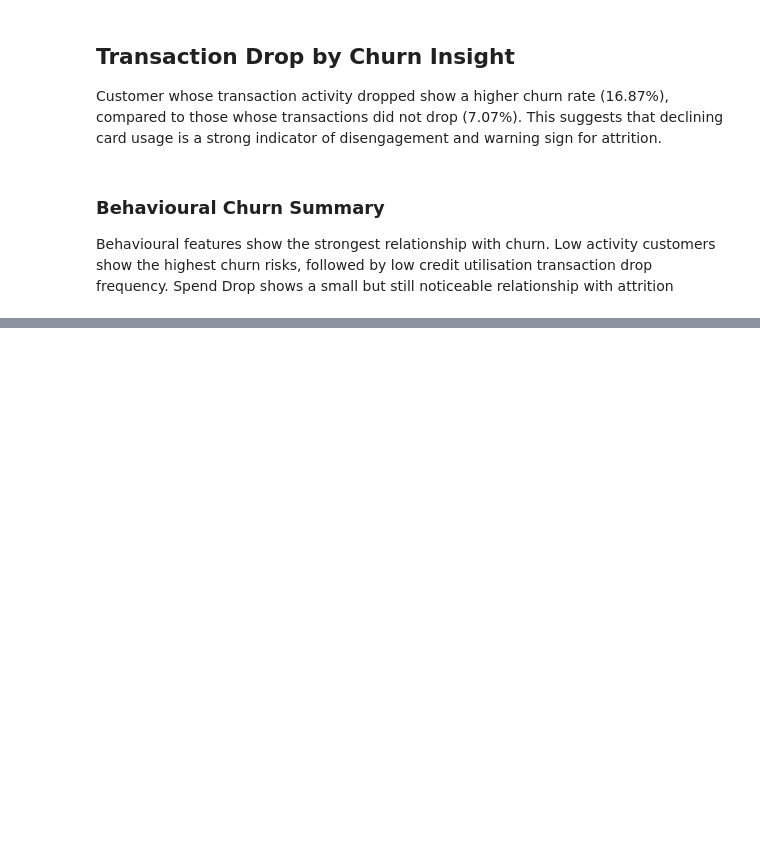
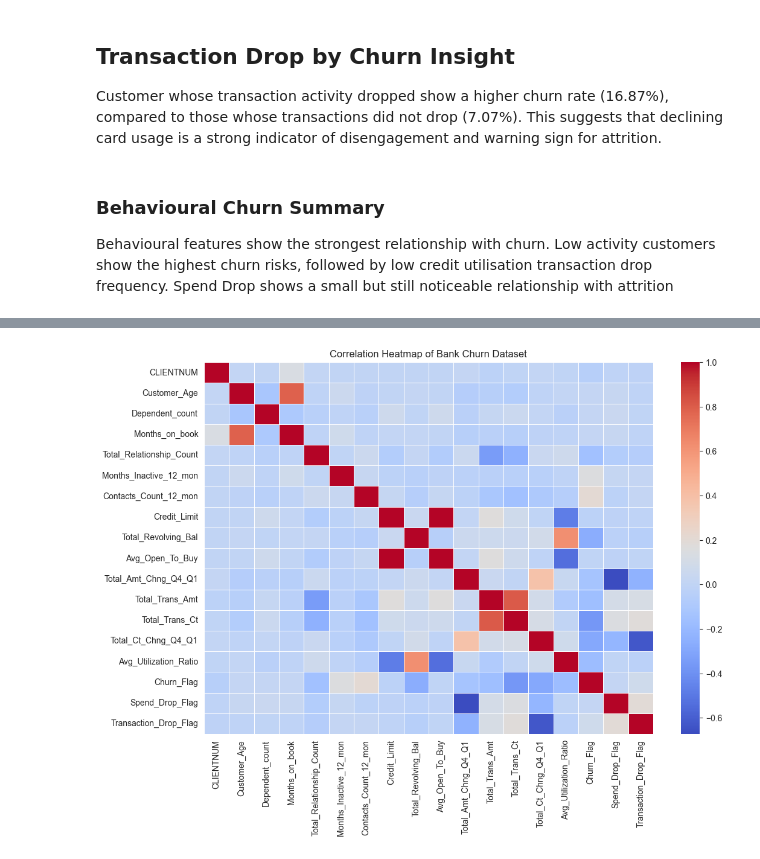
Before and after one commit to funmiafola/Credit_Card_Customer_Churn_Project, a Jupyter notebook: jupyter_notebooks/EDA_Churn_Analysis.ipynb, the cells around one changed output, grey strips where cells are left out. Saved outputs shown, nothing was run; the diff lists cells and outputs as text; code cells hidden in the pictures; blank space fills up the shorter version.

Commit message:
Creating Correlation Heatmap

```diff
--- a/jupyter_notebooks/EDA_Churn_Analysis.ipynb
+++ b/jupyter_notebooks/EDA_Churn_Analysis.ipynb
@@ -147,0 +151,8 @@ Spend Drop shows a small but still noticeable relationship with attrition
+# %%
+# Creating a correlation Heatmap
+plt.figure(figsize=(12, 8))
+sns.heatmap(df_BankChurn.corr(numeric_only=True), cmap="coolwarm", annot=False, linewidths=0.5)
+plt.title("Correlation Heatmap of Bank Churn Dataset")
+plt.show()
+# %% [output]
+[figure, added]
```
Also changed, not shown: parts of 2 cells of this notebook.
